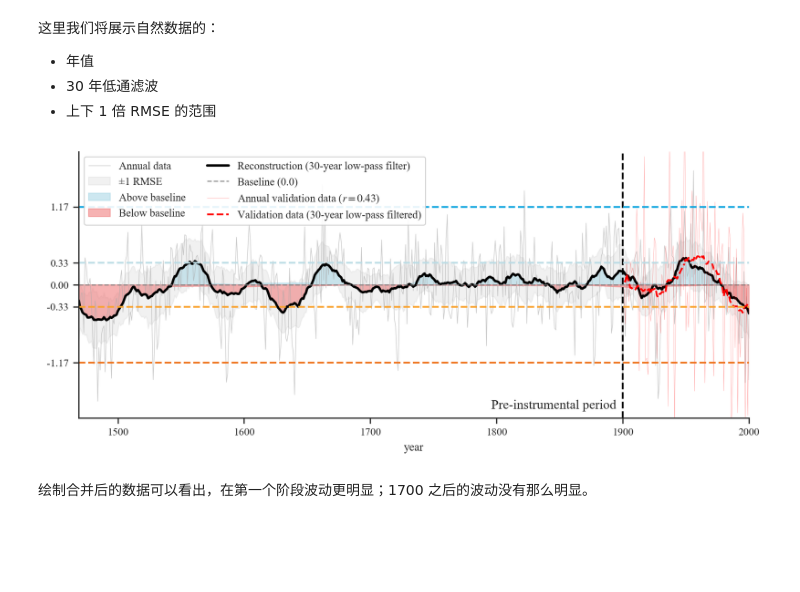
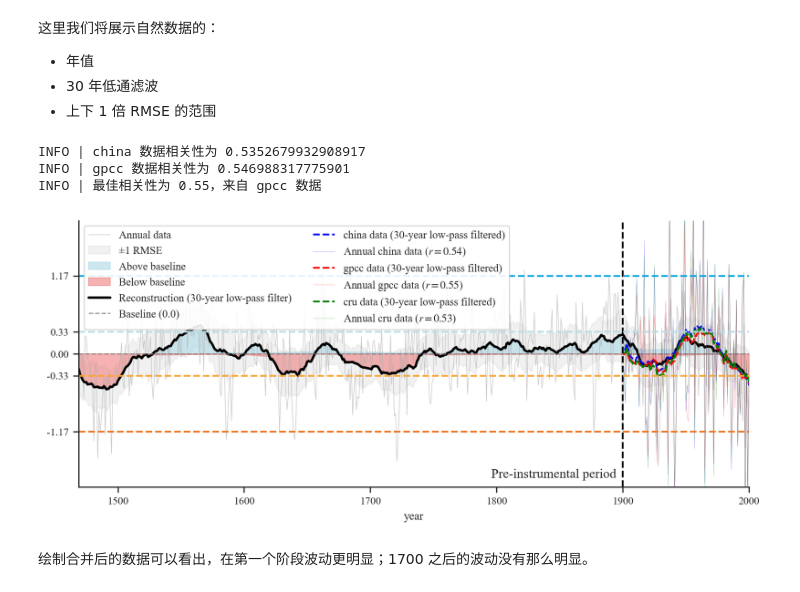
Before and after one commit to SongshGeo/shifting_baseline, a Jupyter notebook: reports/natural.ipynb, the cells around one changed output. Drawn from its saved outputs; the diff is of its cells as text; code cells hidden in the pictures; blank space fills up the shorter version.

```diff
--- a/reports/natural.ipynb
+++ b/reports/natural.ipynb
@@ -146,8 +146,8 @@ region_gdf.head()
 
 pred = hist.aggregate(to_int=False)
 std = hist._std.mean(axis=1).ffill()
-ax = plot_std_times(data=pred)
-ax.fill_between(std.index, pred + std, pred - std, color="gray", alpha=0.2)
-ax.set_xlim(START, FINAL)
+ax1 = plot_std_times(data=pred)
+ax1.fill_between(std.index, pred + std, pred - std, color="gray", alpha=0.2)
+ax1.set_xlim(START, FINAL)
 # %% [output]
 INFO | 加载自然数据 [1000-1900]...
@@ -343,12 +435,0 @@ Name: r, dtype: float64
-# %%
-mask = hist_sites_corr["p"] < 0.1
-mask2 = hist_sites_corr["p"] < 0.05
-n_sig = mask.sum()
-log.info(
-    f"{len(hist_sites_corr)} 个站点中，有 {n_sig} 个站点通过了 0.1 显著性水平检验 ({n_sig/len(hist_sites_corr):.2%})"
-)
-
-log.info("0.1 显著性水平检验的站点相关性描述性统计：")
-hist_sites_corr[mask]["r"].describe()
-log.info("0.05 显著性水平检验的站点相关性描述性统计：")
-hist_sites_corr[mask2]["r"].describe()
@@ -395,50 +511,65 @@ from shifting_baseline.constants import (
 )
 
 tree_ring_z = combined["mean"].loc[STAGE1:FINAL]
 tree_ring_std = combined["sd"].loc[STAGE1:FINAL]
 # 低通滤波
 low_pass_cfg = cfg.get("low_pass", {})
 mean_pass = low_pass_filter(tree_ring_z, **low_pass_cfg)
-prec_z_pass = low_pass_filter(regional_prec_z, **low_pass_cfg)
-
 validation_corr = regional_prec_z.corr(tree_ring_z.loc[END:FINAL])
 
 # 绘制时间序列
 ax1 = plot_time_series_with_lowpass(
     data=tree_ring_z,
     filtered_data=mean_pass,
     baseline=0,
     rmse_data=tree_ring_std,
 )
-regional_prec_z.plot(
-    ax=ax1,
-    color="red",
-    lw=0.25,
-    alpha=0.4,
-    label=f"Annual validation data ($r={validation_corr:.2f}$)",
-)
-prec_z_pass.plot(
-    ax=ax1,
-    color="red",
-    lw=1.5,
-    ls="--",
-    label="Validation data (30-year low-pass filtered)",
-)
+
+colors = ["blue", "red", "green"]
+best_val_data = None
+best_corr = 0
+for i, name in enumerate(validation_data.keys()):
+    val_data = validation_data[name]["regional"].loc[END:FINAL]
+    color = colors[i]
+    corr = val_data.corr(tree_ring_z.loc[END:FINAL])
+    low_pass_filter(val_data, **low_pass_cfg).plot(
+        ax=ax1,
+        color=color,
+        lw=1.5,
+        ls="--",
+        label=f"{name} data (30-year low-pass filtered)",
+    )
+    val_data.plot(
+        ax=ax1,
+        color=color,
+        lw=0.25,
+        alpha=0.4,
+        label=f"Annual {name} data ($r={corr:.2f}$)",
+    )
+    if corr > best_corr:
+        log.info("%s 数据相关性为 %s", name, corr)
+        best_corr = corr
+        best_val_data = name
+
+log.info(f"最佳相关性为 {best_corr:.2f}，来自 {best_val_data} 数据")
 ax1.axvline(END, color="black", lw=1.5, ls="--")
 ax1.text(END - 5, -1.9, "Pre-instrumental period", ha="right", va="bottom", fontsize=11)
 
 for th, color in zip(THRESHOLDS, COLORS):
     ax1.axhline(th, color=color, lw=1.5, ls="--")
 # 设置图例
 ax1.legend(loc="upper left", fontsize=9, framealpha=0.9, ncol=2)
 ax1.set_xlim(STAGE1, FINAL)
 ax1.set_yticks(STD_THRESHOLDS)
 ax1.set_ylim(-2, 2)
 ax1.set_title("")
 
 plt.show();
 # %% [output]
+INFO | china 数据相关性为 0.5352679932908917
+INFO | gpcc 数据相关性为 0.546988317775901
+INFO | 最佳相关性为 0.55，来自 gpcc 数据
-[figure, old version]
+[figure, new version]
 # %% [markdown]
 绘制合并后的数据可以看出，在第一个阶段波动更明显；1700 之后的波动没有那么明显。
 # %% [markdown]
```
Also changed, not shown: parts of 29 cells of this notebook, 13 other files.
